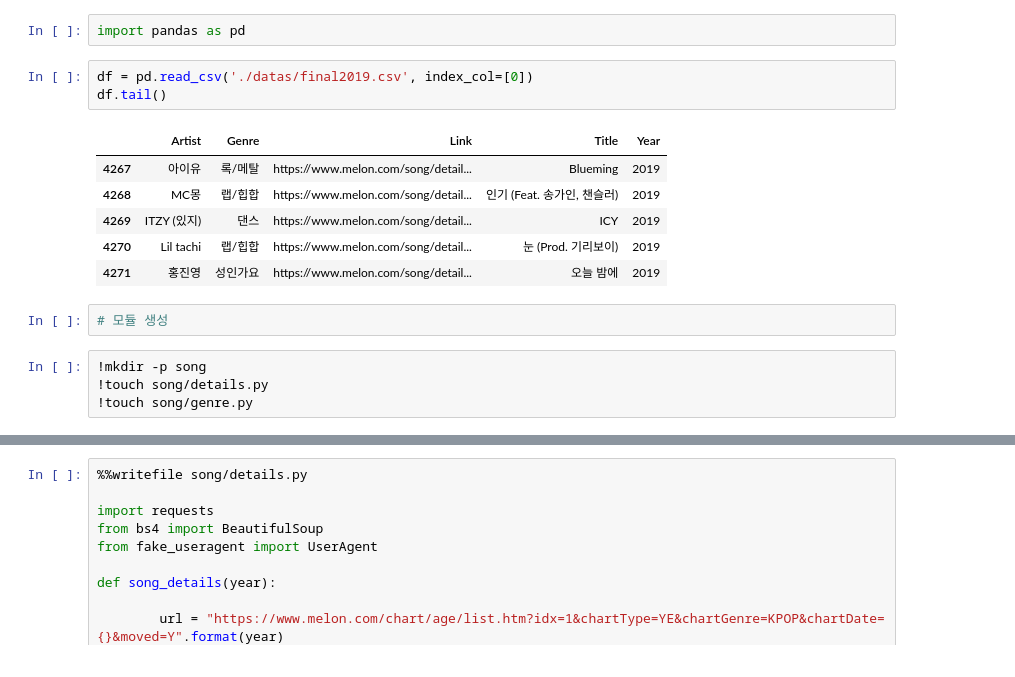
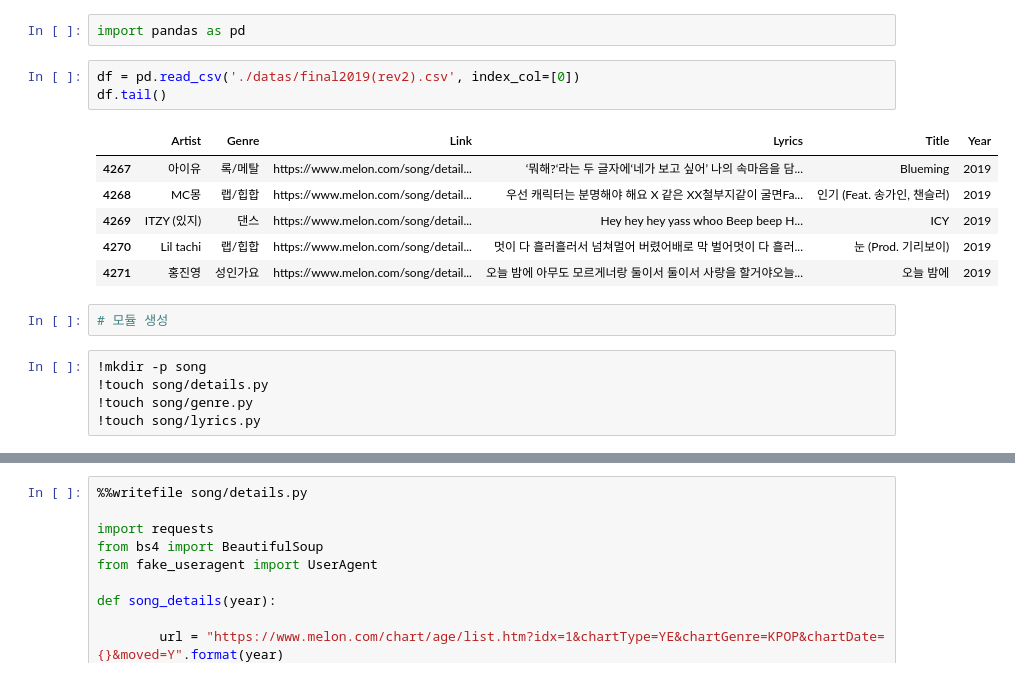
Before and after one commit to yeji0701/Crawling_Project, a Jupyter notebook: crawling_code.ipynb/07_write_module_upload_db.ipynb, the cells around one changed output, grey strips where cells are left out. Saved outputs shown, nothing was run; the diff lists cells and outputs as text.

```diff
--- a/crawling_code.ipynb/07_write_module_upload_db.ipynb
+++ b/crawling_code.ipynb/07_write_module_upload_db.ipynb
@@ -1,21 +1,22 @@
 # %%
 import pandas as pd
 # %%
-df = pd.read_csv('./datas/final2019.csv', index_col=[0])
+df = pd.read_csv('./datas/final2019(rev2).csv', index_col=[0])
 df.tail()
 # %% [output]
-|  | Artist | Genre | Link | Title | Year |
-| 4267 | 아이유 | 록/메탈 | https://www.melon.com/song/detail... | Blueming | 2019 |
-| 4268 | MC몽 | 랩/힙합 | https://www.melon.com/song/detail... | 인기 (Feat. 송가인, 챈슬러) | 2019 |
-| 4269 | ITZY (있지) | 댄스 | https://www.melon.com/song/detail... | ICY | 2019 |
-| 4270 | Lil tachi | 랩/힙합 | https://www.melon.com/song/detail... | 눈 (Prod. 기리보이) | 2019 |
-| 4271 | 홍진영 | 성인가요 | https://www.melon.com/song/detail... | 오늘 밤에 | 2019 |
+|  | Artist | Genre | Link | Lyrics | Title | Year |
+| 4267 | 아이유 | 록/메탈 | https://www.melon.com/song/detail... | ‘뭐해?‘라는 두 글자에‘네가 보고 싶어’ 나의 속마음을 담... | Blueming | 2019 |
+| 4268 | MC몽 | 랩/힙합 | https://www.melon.com/song/detail... | 우선 캐릭터는 분명해야 해요 X 같은 XX철부지같이 굴면Fa... | 인기 (Feat. 송가인, 챈슬러) | 2019 |
+| 4269 | ITZY (있지) | 댄스 | https://www.melon.com/song/detail... | Hey hey hey yass whoo Beep beep H... | ICY | 2019 |
+| 4270 | Lil tachi | 랩/힙합 | https://www.melon.com/song/detail... | 멋이 다 흘러흘러서 넘쳐멀어 버렸어배로 막 벌어멋이 다 흘러... | 눈 (Prod. 기리보이) | 2019 |
+| 4271 | 홍진영 | 성인가요 | https://www.melon.com/song/detail... | 오늘 밤에 아무도 모르게너랑 둘이서 둘이서 사랑을 할거야오늘... | 오늘 밤에 | 2019 |
 # %%
 # 모듈 생성
 # %%
 !mkdir -p song
 !touch song/details.py
 !touch song/genre.py
+!touch song/lyrics.py
 # %%
 !tree song
 # %% [output]
```
Also changed, not shown: parts of 13 cells of this notebook.
